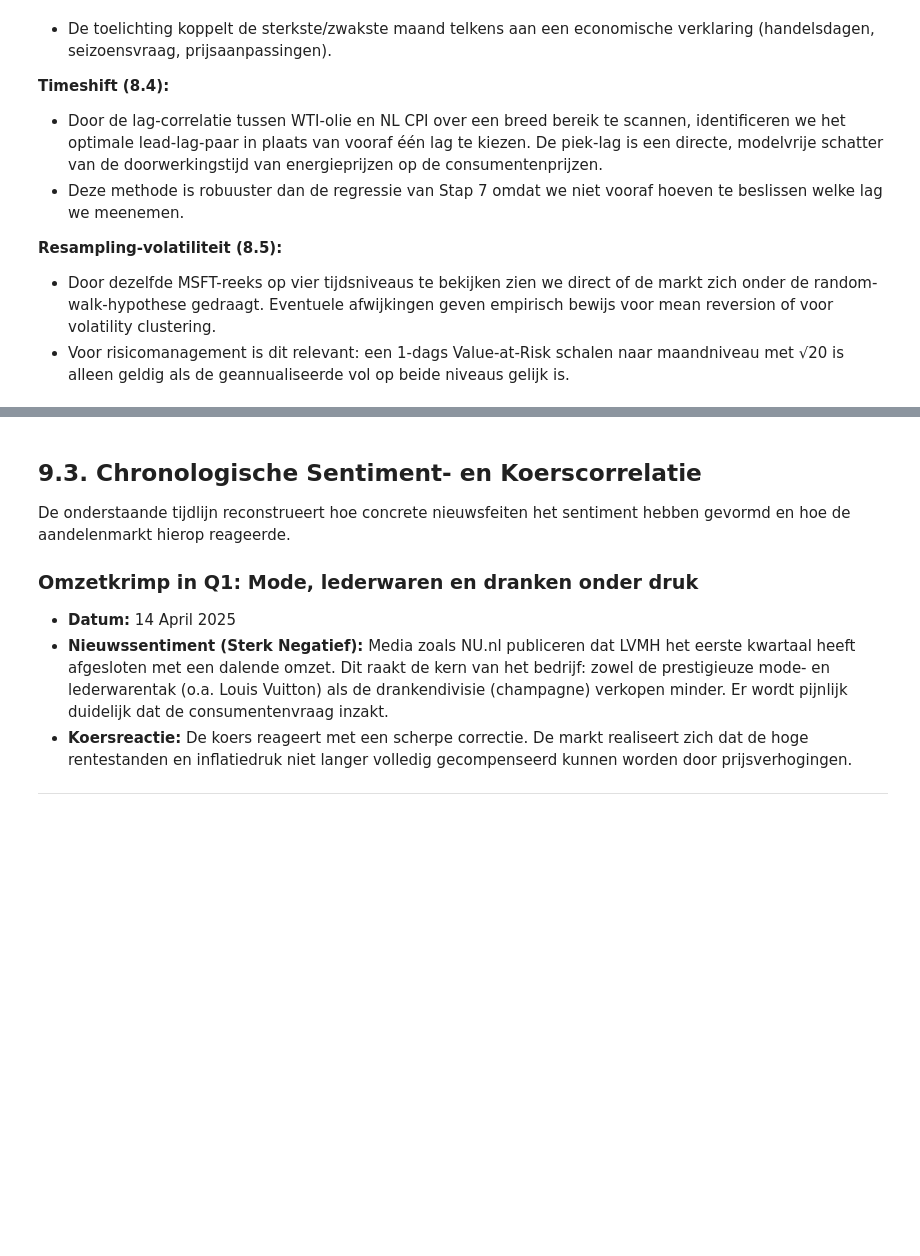
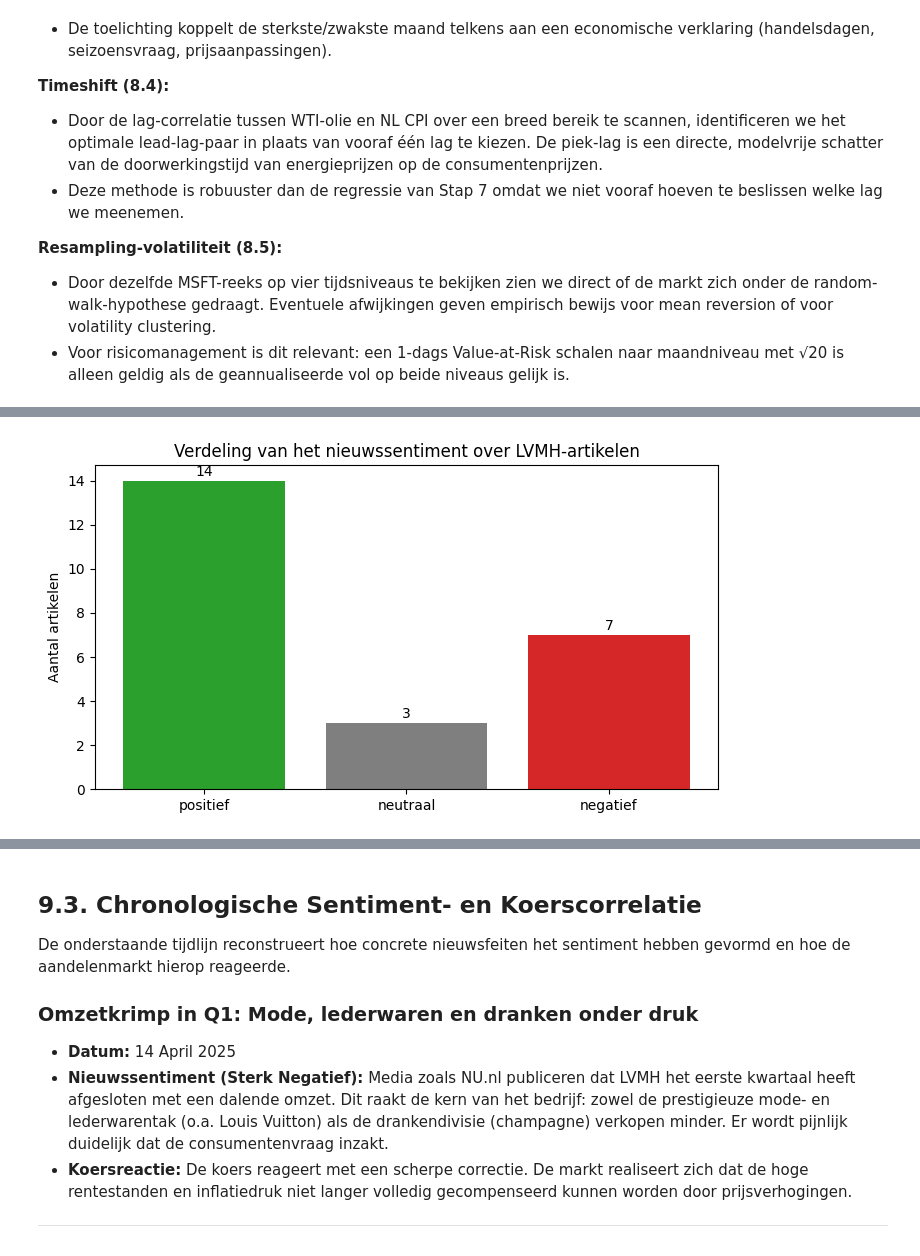
Before and after one commit to Pablo-Atanes/Minor-bigdata, a Jupyter notebook: b2_colab_board_pablo_jasper.ipynb, the cells around one changed output, grey strips where cells are left out. Saved outputs shown, nothing was run; the diff lists cells and outputs as text; code cells hidden in the pictures; blank space fills up the shorter version.

Commit message:
update naar feedback

```diff
--- a/b2_colab_board_pablo_jasper.ipynb
+++ b/b2_colab_board_pablo_jasper.ipynb
@@ -1375,0 +1411,17 @@ Gedurende de geanalyseerde periode vertoont het sentiment een duidelijk neerwaar
+# %%
+# Laad data, scoor met VADER, exporteer per-artikel CSV en toon samenvatting
+from blok2.sentiment_analysis.sentiment_analysis_service import (
+    load_articles,
+    score_articles,
+    compute_net_sentiment,
+    show_sentiment_summary,
+    show_sentiment_distribution,
+    show_sentiment_over_time,
+    export_scores,
+)
+
+articles_df = load_articles()
+scored_df = score_articles(articles_df)
+export_path = export_scores(scored_df)
+print(f"Per-artikel scores geëxporteerd naar: {export_path}")
+show_sentiment_summary(scored_df)
@@ -1375,0 +1446,5 @@ Gedurende de geanalyseerde periode vertoont het sentiment een duidelijk neerwaar
+# %%
+# Distributie van de sentimentlabels
+show_sentiment_distribution(scored_df)
+# %% [output]
+[figure, added]
```
Also changed, not shown: parts of 20 cells of this notebook, 29 other files.
